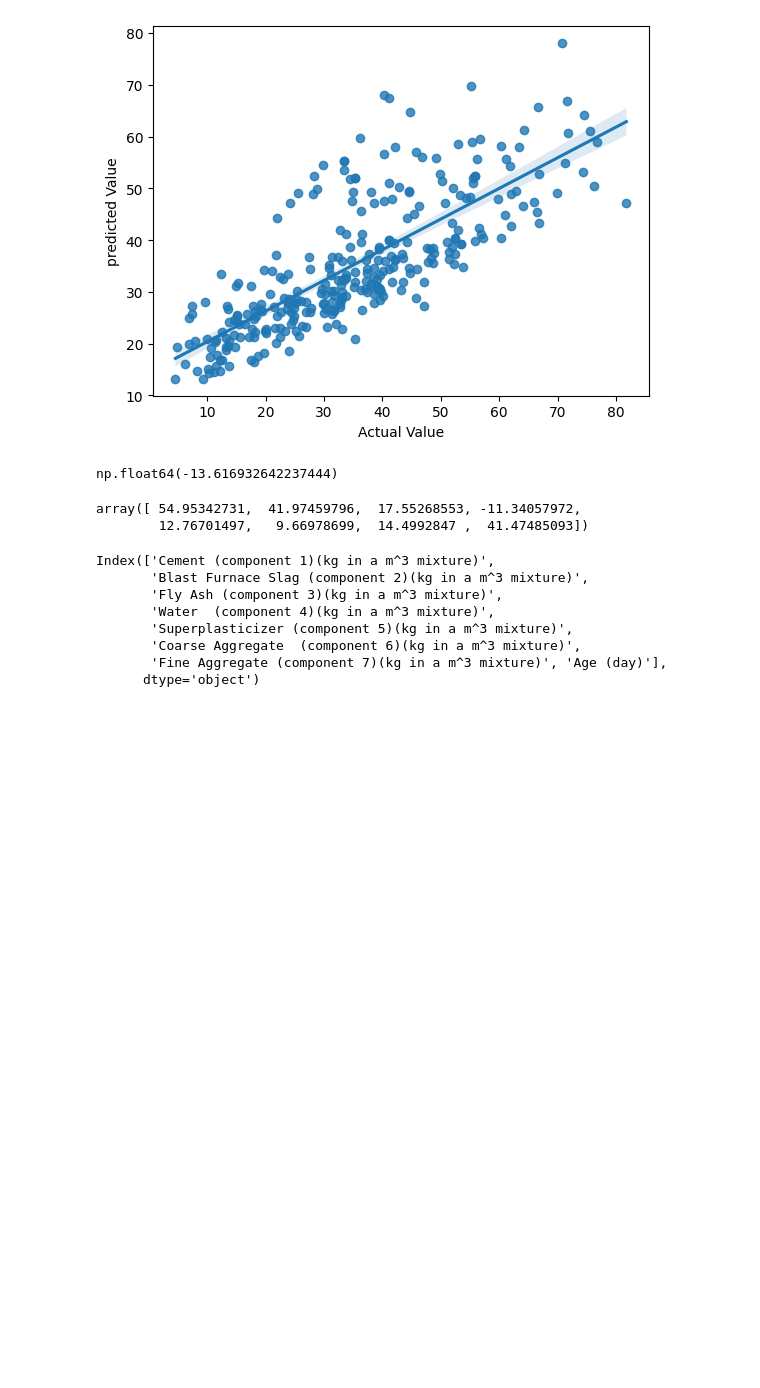
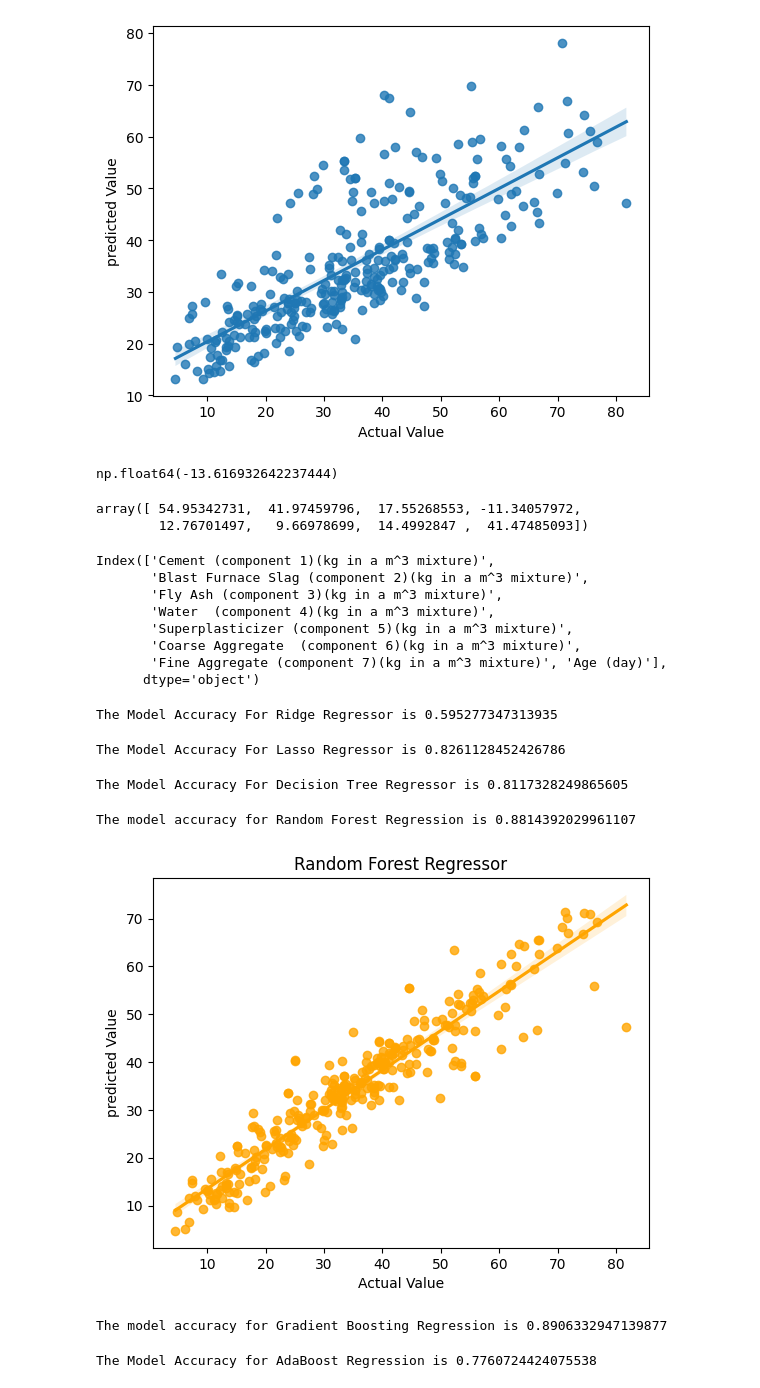
Before and after one commit to mihir0804/DataScience, a Jupyter notebook: CASE_05_Cement_Strength_Prediction_.ipynb, the cells around one changed output. Cells and saved outputs as stored; diff of their text form; code cells hidden in the pictures; blank space fills up the shorter version.

```diff
--- a/CASE_05_Cement_Strength_Prediction_.ipynb
+++ b/CASE_05_Cement_Strength_Prediction_.ipynb
@@ -228,3 +228,72 @@ Index(['Cement (component 1)(kg in a m^3 mixture)',
        'Coarse Aggregate  (component 6)(kg in a m^3 mixture)',
        'Fine Aggregate (component 7)(kg in a m^3 mixture)', 'Age (day)'],
       dtype='object')
+# %%
+# Redge and Lasso
+
+from sklearn.linear_model import Ridge, Lasso
+
+Ridge = Ridge().fit(X_train,y_train)
+
+y_pred_Ridge = Ridge.predict(X_test)
+
+print(f'The Model Accuracy For Ridge Regressor is',r2_score(y_test,y_pred_Ridge))
+# %% [output]
+The Model Accuracy For Ridge Regressor is 0.595277347313935
+# %%
+Lasso = Lasso().fit(X_train,y_train)
+
+y_pred_Lasso = Lasso.predict(X_test)
+
+print(f'The Model Accuracy For Lasso Regressor is',r2_score(y_test,y_pred_DT))
+# %% [output]
+The Model Accuracy For Lasso Regressor is 0.8261128452426786
+# %%
+# Using Tree based Algorithm
+from sklearn.tree import DecisionTreeRegressor
+
+DT = DecisionTreeRegressor().fit(X_train,y_train)
+
+y_pred_DT = DT.predict(X_test)
+
+print(f'The Model Accuracy For Decision Tree Regressor is',r2_score(y_test,y_pred_DT))
+# %% [output]
+The Model Accuracy For Decision Tree Regressor is 0.8117328249865605
+# %%
+# Using Random Forest Regressor
+from sklearn.ensemble import RandomForestRegressor
+
+RF = RandomForestRegressor().fit(X_train, y_train)
+y_pred_RF = RF.predict(X_test)
+
+print(f'The model accuracy for Random Forest Regression is',r2_score(y_test,y_pred_RF))
+# %% [output]
+The model accuracy for Random Forest Regression is 0.8814392029961107
+# %%
+sns.regplot(x = y_test, y = y_pred_RF, color = 'orange')
+plt.title('Random Forest Regressor')
+plt.xlabel('Actual Value')
+plt.ylabel('predicted Value')
+plt.show()
+# %% [output]
+[figure, added]
+# %%
+from sklearn.ensemble import GradientBoostingRegressor
+
+GB = GradientBoostingRegressor().fit(X_train, y_train)
+y_pred_GB = GB.predict(X_test)
+
+print(f'The model accuracy for Gradient Boosting Regression is',r2_score(y_test,y_pred_GB))
+# %% [output]
+The model accuracy for Gradient Boosting Regression is 0.8906332947139877
+# %%
+# AdaBoost Regressor
+from sklearn.ensemble import AdaBoostRegressor
+
+ADA = AdaBoostRegressor(random_state=42)
+ADA.fit(X_train, y_train)
+y_pred_ADA = ADA.predict(X_test)
+
+print(f'The Model Accuracy for AdaBoost Regression is',r2_score(y_test,y_pred_ADA))
+# %% [output]
+The Model Accuracy for AdaBoost Regression is 0.7760724424075538
```
Also changed, not shown: parts of 10 cells of this notebook.
